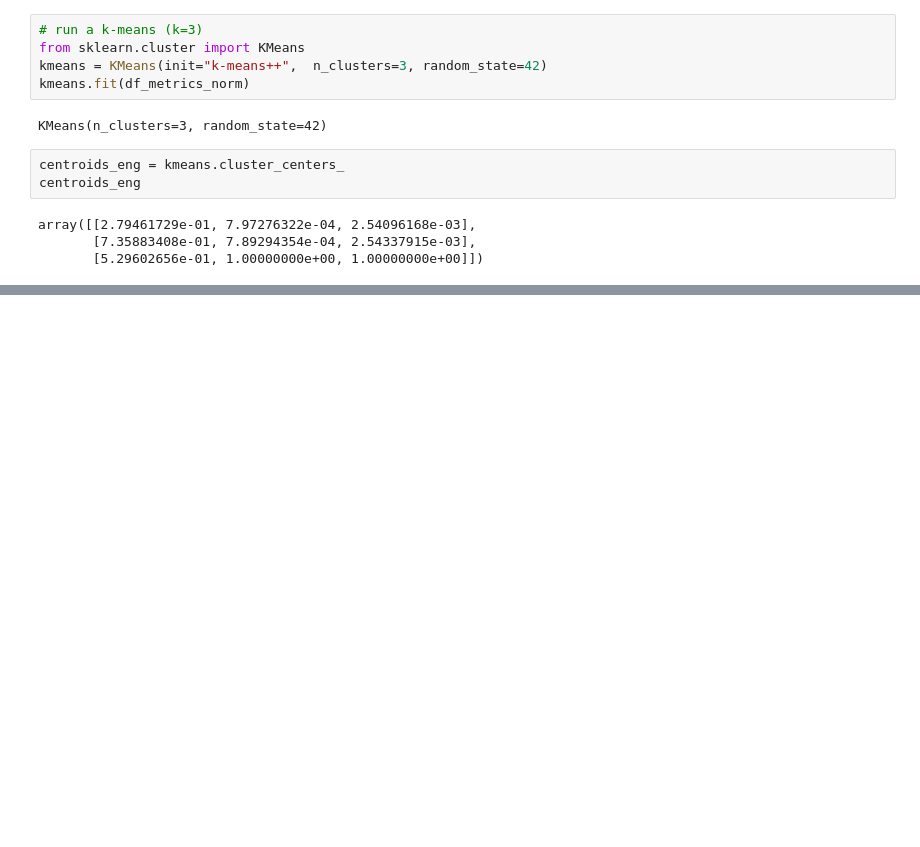
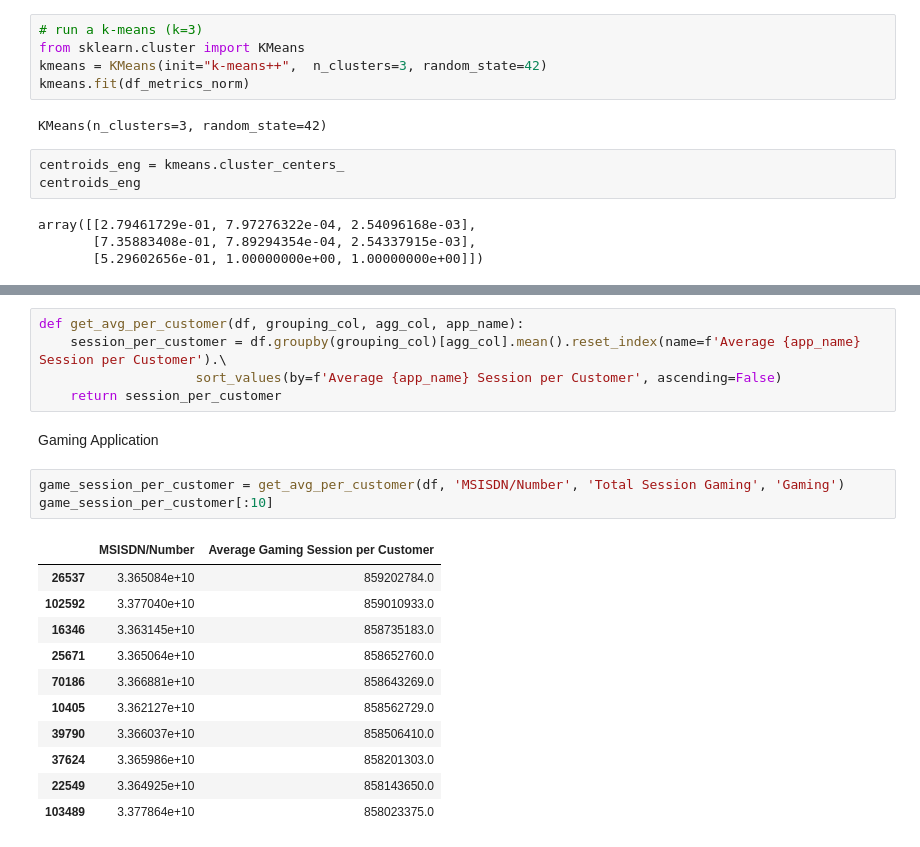
Before and after one commit to BekaluTa/Telecom-Data-Analysis, a Jupyter notebook: Notebooks/Task 2 User Requirement-Analysis.ipynb, the cells around one changed output, grey strips where cells are left out. Drawn from its saved outputs; the diff is of its cells as text; blank space fills up the shorter version.

```diff
--- a/Notebooks/Task 2 User Requirement-Analysis.ipynb
+++ b/Notebooks/Task 2 User Requirement-Analysis.ipynb
@@ -271,0 +395,22 @@ array([[2.79461729e-01, 7.97276322e-04, 2.54096168e-03],
+# %%
+def get_avg_per_customer(df, grouping_col, agg_col, app_name):
+    session_per_customer = df.groupby(grouping_col)[agg_col].mean().reset_index(name=f'Average {app_name} Session per Customer').\
+                    sort_values(by=f'Average {app_name} Session per Customer', ascending=False)
+    return session_per_customer
+# %% [markdown]
+Gaming Application
+# %%
+game_session_per_customer = get_avg_per_customer(df, 'MSISDN/Number', 'Total Session Gaming', 'Gaming')
+game_session_per_customer[:10]
+# %% [output]
+|  | MSISDN/Number | Average Gaming Session per Customer |
+| 26537 | 3.365084e+10 | 859202784.0 |
+| 102592 | 3.377040e+10 | 859010933.0 |
+| 16346 | 3.363145e+10 | 858735183.0 |
+| 25671 | 3.365064e+10 | 858652760.0 |
+| 70186 | 3.366881e+10 | 858643269.0 |
+| 10405 | 3.362127e+10 | 858562729.0 |
+| 39790 | 3.366037e+10 | 858506410.0 |
+| 37624 | 3.365986e+10 | 858201303.0 |
+| 22549 | 3.364925e+10 | 858143650.0 |
+| 103489 | 3.377864e+10 | 858023375.0 |
```
Also changed, not shown: parts of 25 cells of this notebook.
